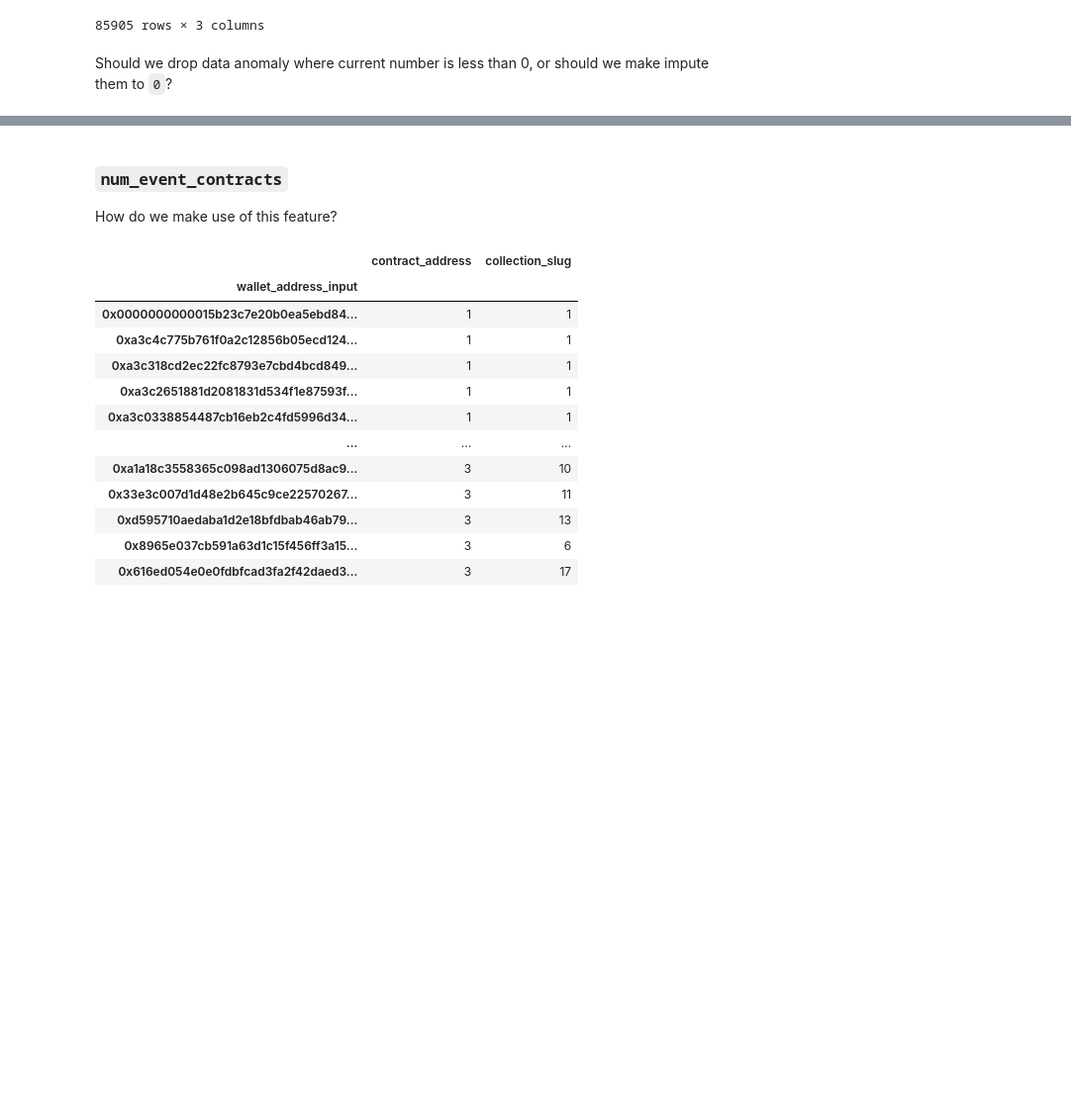
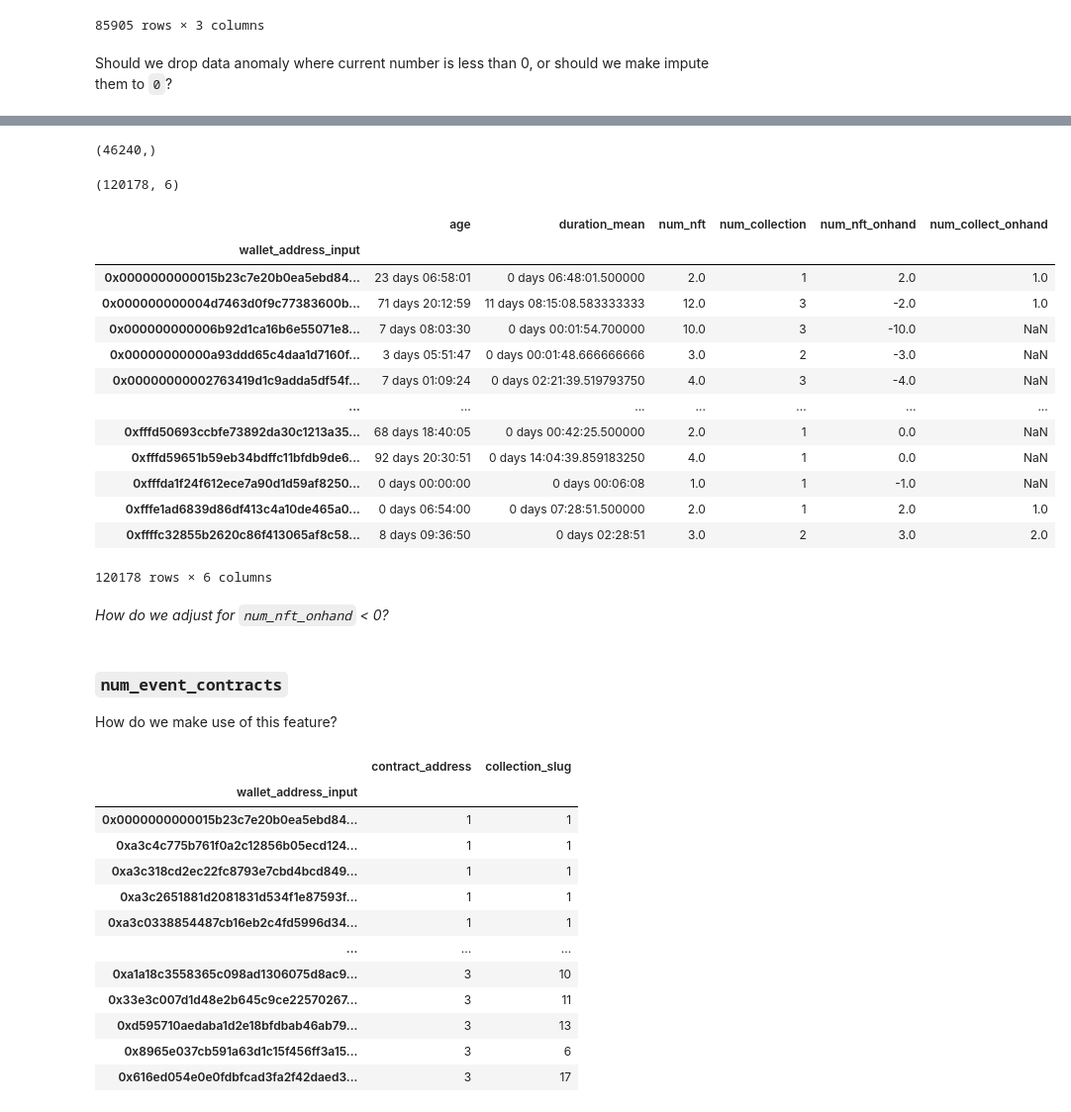
Before and after one commit to Cryptoro-DAO/OpenSea-API-crawler, a Jupyter notebook: Wallets Feature Engineering.ipynb, the cells around one changed output, grey strips where cells are left out. Shown at 99% size. Drawn from its saved outputs; the diff is of its cells as text; code cells hidden in the pictures; blank space fills up the shorter version.

Commit message:
add num_collect_onhand and fix num_nft

```diff
--- a/Wallets Feature Engineering.ipynb
+++ b/Wallets Feature Engineering.ipynb
@@ -912,3 +879,34 @@ Name: collection_slug, Length: 46240, dtype: int64
+# %%
+X = grp_wallets_slug['quantity'].sum()
+X = X[X > 0].reset_index().groupby('wallet_address_input').size()
+X.name = 'num_collect_onhand'
+X.shape
+# %% [output]
+(46240,)
+# %%
+wallets_attr = wallets_attr.merge(X, how='left', left_index=True, right_index=True)
+wallets_attr.shape
+# %% [output]
+(120178, 6)
+# %%
+wallets_attr[wallets_attr.num_nft >0]
+# %% [output]
+|  | age | duration_mean | num_nft | num_collection | num_nft_onhand | num_collect_onhand |
+| wallet_address_input |  |  |  |  |  |  |
+| 0x0000000000015b23c7e20b0ea5ebd84... | 23 days 06:58:01 | 0 days 06:48:01.500000 | 2.0 | 1 | 2.0 | 1.0 |
+| 0x000000000004d7463d0f9c77383600b... | 71 days 20:12:59 | 11 days 08:15:08.583333333 | 12.0 | 3 | -2.0 | 1.0 |
+| 0x000000000006b92d1ca16b6e55071e8... | 7 days 08:03:30 | 0 days 00:01:54.700000 | 10.0 | 3 | -10.0 | NaN |
+| 0x00000000000a93ddd65c4daa1d7160f... | 3 days 05:51:47 | 0 days 00:01:48.666666666 | 3.0 | 2 | -3.0 | NaN |
+| 0x00000000002763419d1c9adda5df54f... | 7 days 01:09:24 | 0 days 02:21:39.519793750 | 4.0 | 3 | -4.0 | NaN |
+| ... | ... | ... | ... | ... | ... | ... |
+| 0xfffd50693ccbfe73892da30c1213a35... | 68 days 18:40:05 | 0 days 00:42:25.500000 | 2.0 | 1 | 0.0 | NaN |
+| 0xfffd59651b59eb34bdffc11bfdb9de6... | 92 days 20:30:51 | 0 days 14:04:39.859183250 | 4.0 | 1 | 0.0 | NaN |
+| 0xfffda1f24f612ece7a90d1d59af8250... | 0 days 00:00:00 | 0 days 00:06:08 | 1.0 | 1 | -1.0 | NaN |
+| 0xfffe1ad6839d86df413c4a10de465a0... | 0 days 06:54:00 | 0 days 07:28:51.500000 | 2.0 | 1 | 2.0 | 1.0 |
+| 0xffffc32855b2620c86f413065af8c58... | 8 days 09:36:50 | 0 days 02:28:51 | 3.0 | 2 | 3.0 | 2.0 |
+120178 rows × 6 columns
+# %% [markdown]
+_How do we adjust for `num_nft_onhand` < 0?_
 # %% [markdown]
 ### `num_event_contracts`
 
```
Also changed, not shown: parts of 6 cells of this notebook.
